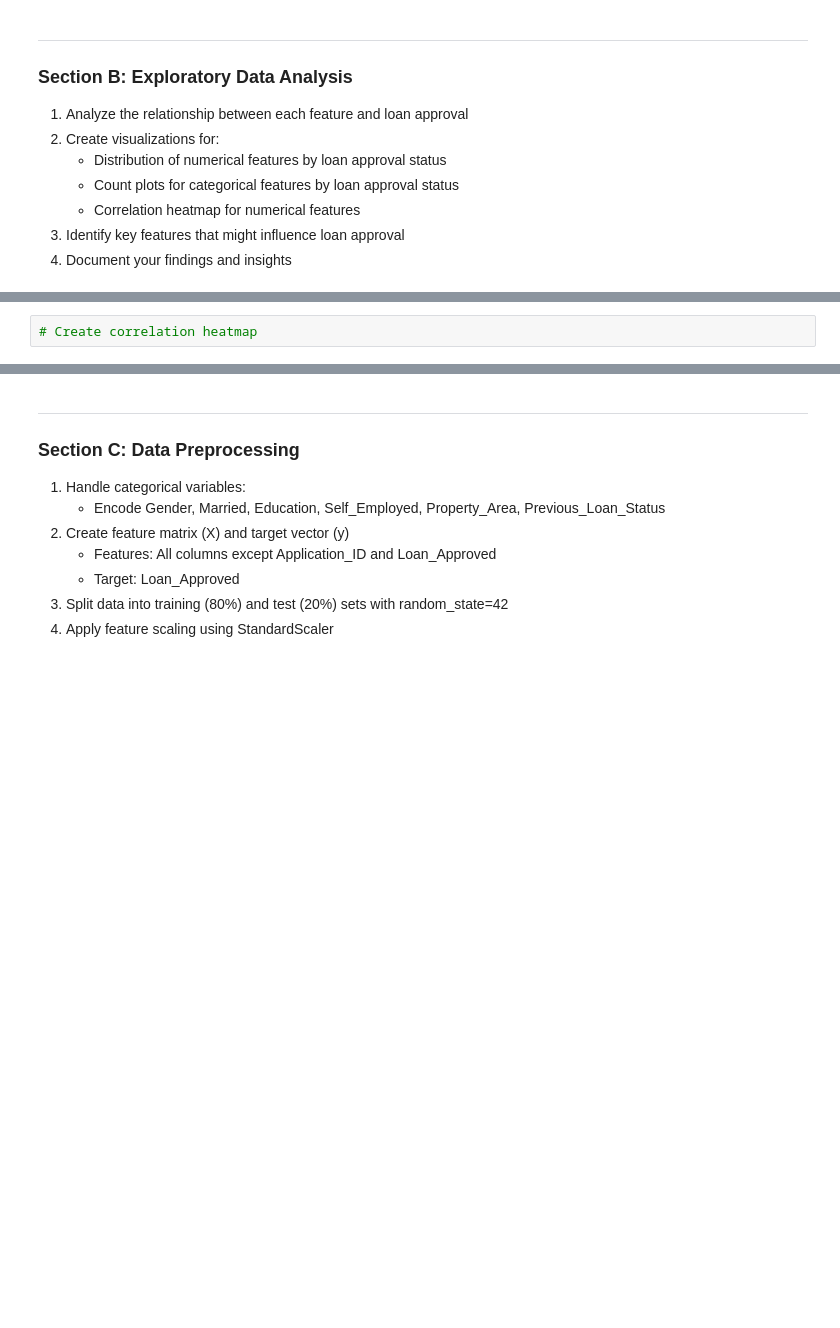
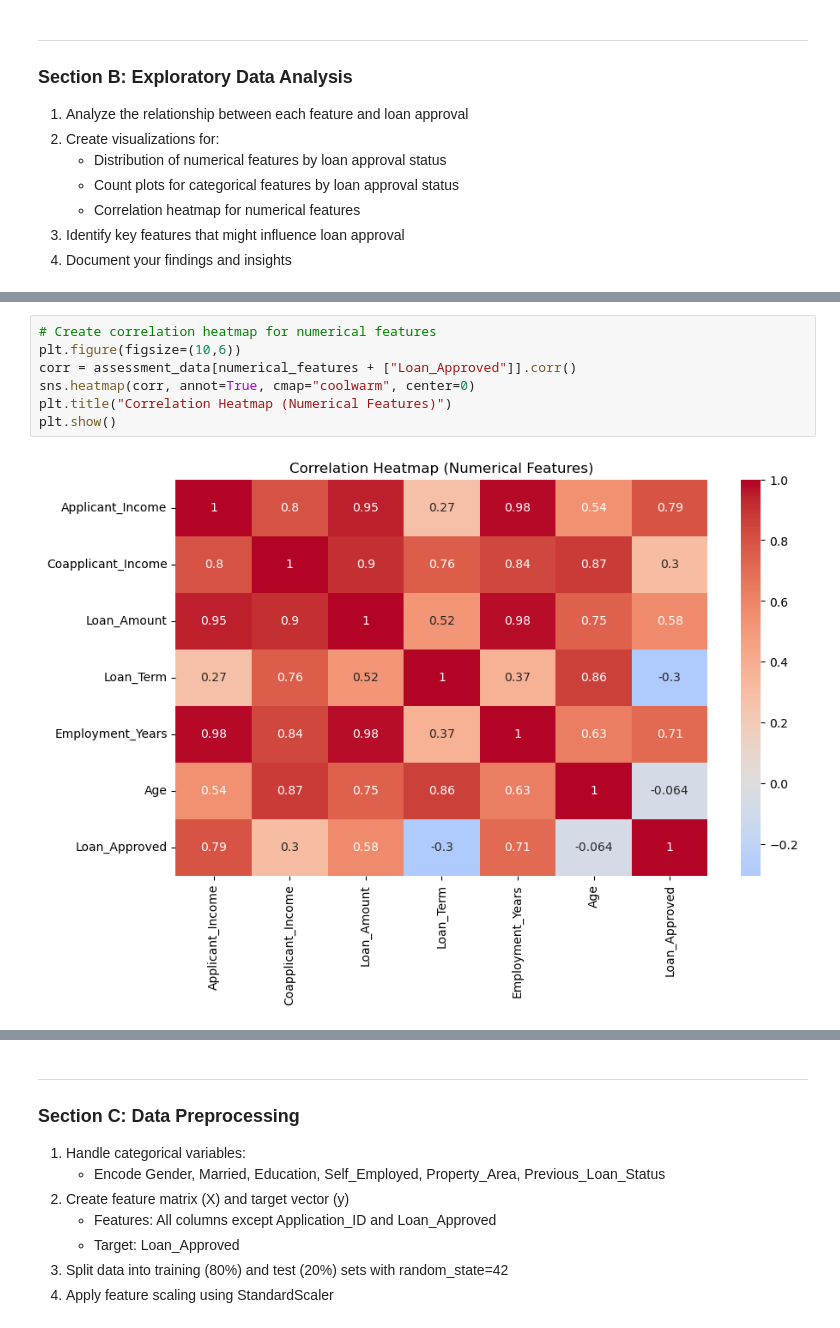
Before and after one commit to Blessing-Ekeh/dataraflow-week17-Classification-models, a Jupyter notebook: Take Home.ipynb, the cells around one changed output, grey strips where cells are left out. Saved outputs shown, nothing was run; the diff lists cells and outputs as text; blank space fills up the shorter version.

```diff
--- a/Take Home.ipynb
+++ b/Take Home.ipynb
@@ -1519,4 +1551,11 @@ preprocessor = ColumnTransformer(transformers=[('num', StandardScaler(), numeric
 # %%
-# Create correlation heatmap
+# Create correlation heatmap for numerical features
+plt.figure(figsize=(10,6))
+corr = assessment_data[numerical_features + ["Loan_Approved"]].corr()
+sns.heatmap(corr, annot=True, cmap="coolwarm", center=0)
+plt.title("Correlation Heatmap (Numerical Features)")
+plt.show()
+# %% [output]
+[figure, added]
 # %%
 # Additional EDA visualizations
```
Also changed, not shown: parts of 7 cells of this notebook.
